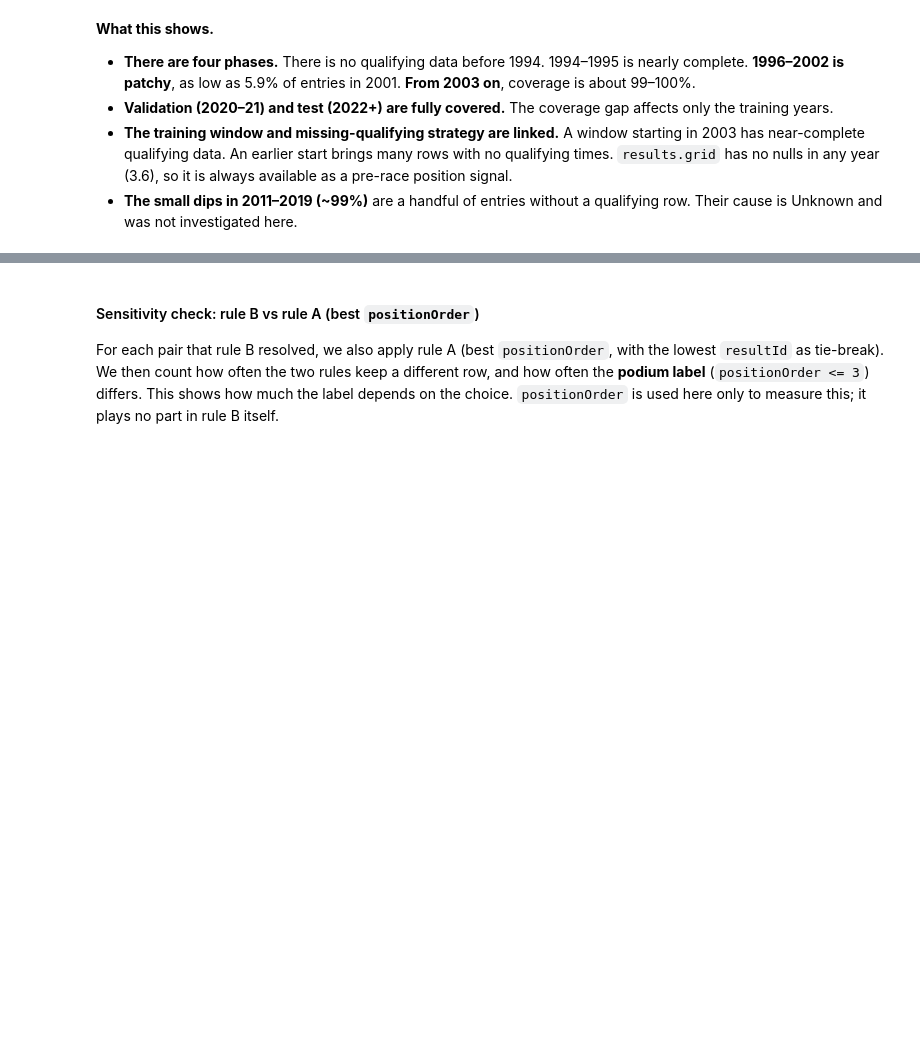
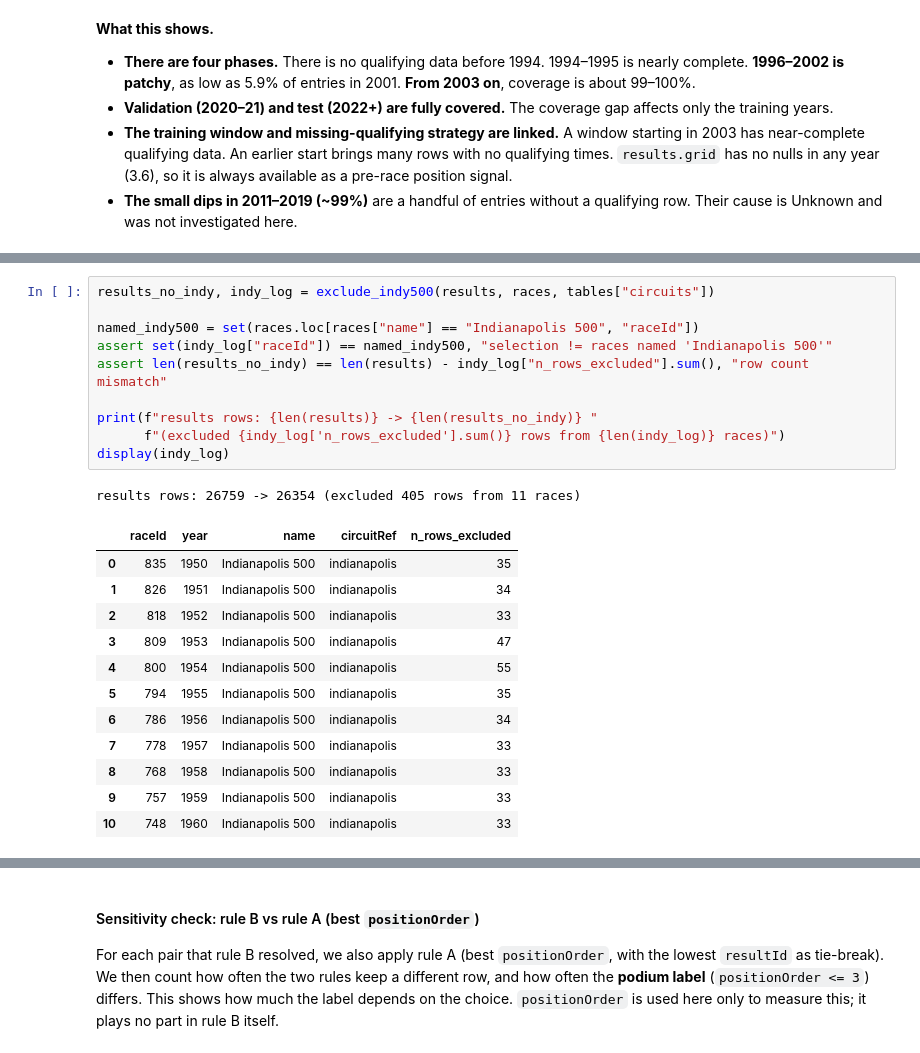
Before and after one commit to YShimy/f1-podium, a Jupyter notebook: notebooks/milestone1.ipynb, the cells around one changed output, grey strips where cells are left out. Drawn from its saved outputs; the diff is of its cells as text; blank space fills up the shorter version.

```diff
--- a/notebooks/milestone1.ipynb
+++ b/notebooks/milestone1.ipynb
@@ -789,0 +857,24 @@ Cleaning steps implement decisions recorded above. Each step is a pure function
+# %%
+results_no_indy, indy_log = exclude_indy500(results, races, tables["circuits"])
+
+named_indy500 = set(races.loc[races["name"] == "Indianapolis 500", "raceId"])
+assert set(indy_log["raceId"]) == named_indy500, "selection != races named 'Indianapolis 500'"
+assert len(results_no_indy) == len(results) - indy_log["n_rows_excluded"].sum(), "row count mismatch"
+
+print(f"results rows: {len(results)} -> {len(results_no_indy)} "
+      f"(excluded {indy_log['n_rows_excluded'].sum()} rows from {len(indy_log)} races)")
+display(indy_log)
+# %% [output]
+results rows: 26759 -> 26354 (excluded 405 rows from 11 races)
+|  | raceId | year | name | circuitRef | n_rows_excluded |
+| 0 | 835 | 1950 | Indianapolis 500 | indianapolis | 35 |
+| 1 | 826 | 1951 | Indianapolis 500 | indianapolis | 34 |
+| 2 | 818 | 1952 | Indianapolis 500 | indianapolis | 33 |
+| 3 | 809 | 1953 | Indianapolis 500 | indianapolis | 47 |
+| 4 | 800 | 1954 | Indianapolis 500 | indianapolis | 55 |
+| 5 | 794 | 1955 | Indianapolis 500 | indianapolis | 35 |
+| 6 | 786 | 1956 | Indianapolis 500 | indianapolis | 34 |
+| 7 | 778 | 1957 | Indianapolis 500 | indianapolis | 33 |
+| 8 | 768 | 1958 | Indianapolis 500 | indianapolis | 33 |
+| 9 | 757 | 1959 | Indianapolis 500 | indianapolis | 33 |
+| 10 | 748 | 1960 | Indianapolis 500 | indianapolis | 33 |
```
Also changed, not shown: parts of 21 cells of this notebook, 1 other file.
